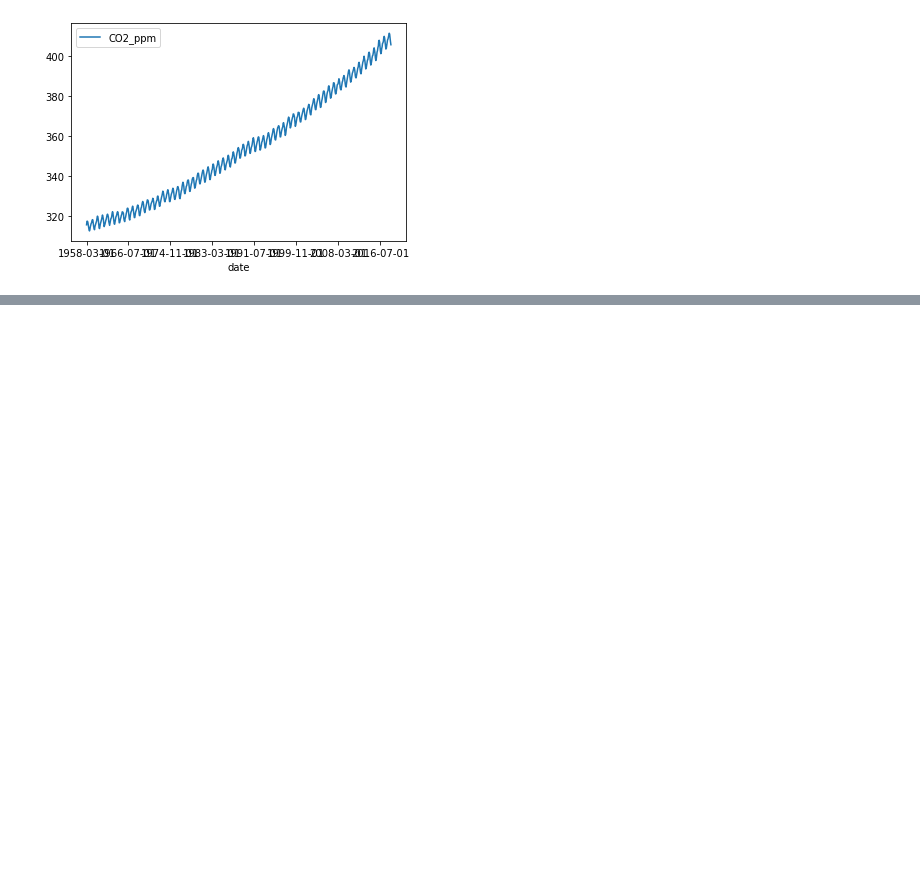
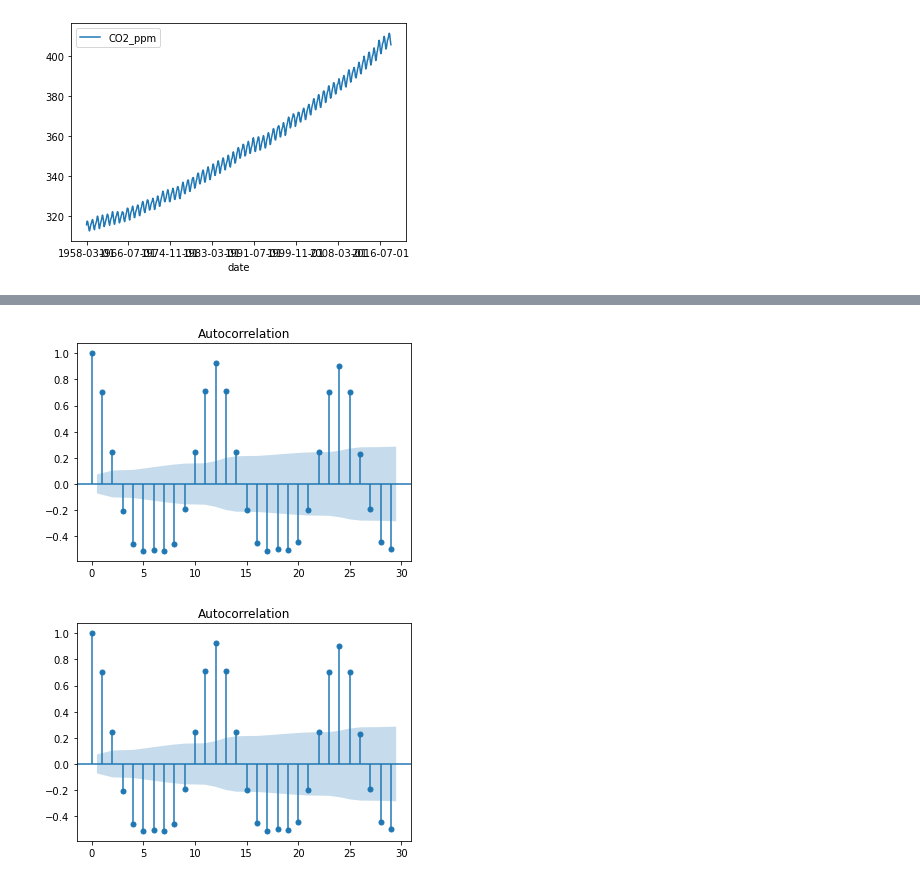
Before and after one commit to jamietsadler/co2_arima, a Jupyter notebook: CO2.ipynb, the cells around one changed output, grey strips where cells are left out. Saved outputs shown, nothing was run; the diff lists cells and outputs as text; code cells hidden in the pictures; blank space fills up the shorter version.

```diff
--- a/CO2.ipynb
+++ b/CO2.ipynb
@@ -34,0 +110,5 @@ df.plot()
+# %%
+plot_acf(df['CO2_ppm'])
+# %% [output]
+[figure, added]
+[figure, added]
```
Also changed, not shown: parts of 18 cells of this notebook, 2 other files.
